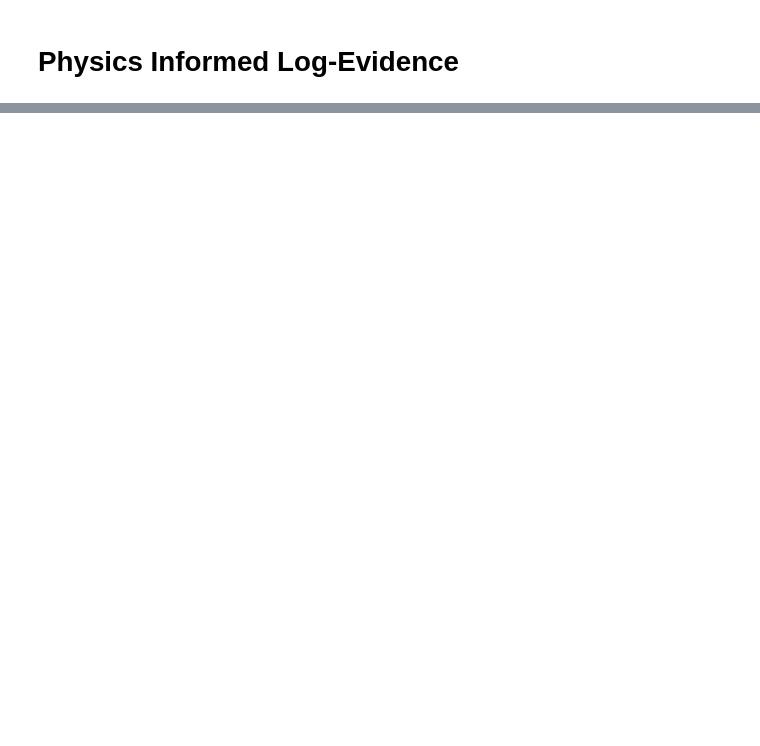
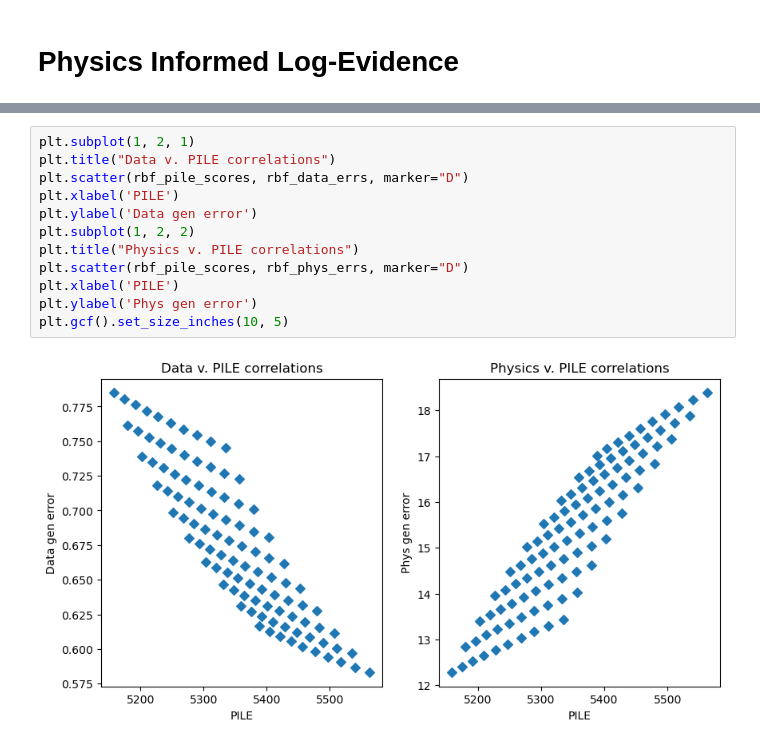
Before and after one commit to mdnls/pile, a Jupyter notebook: Plots.ipynb, the cells around one changed output, grey strips where cells are left out. Drawn from its saved outputs; the diff is of its cells as text; blank space fills up the shorter version.

```diff
--- a/Plots.ipynb
+++ b/Plots.ipynb
@@ -43,0 +158,14 @@ diagnostics
+# %%
+plt.subplot(1, 2, 1)
+plt.title("Data v. PILE correlations")
+plt.scatter(rbf_pile_scores, rbf_data_errs, marker="D")
+plt.xlabel('PILE')
+plt.ylabel('Data gen error')
+plt.subplot(1, 2, 2)
+plt.title("Physics v. PILE correlations")
+plt.scatter(rbf_pile_scores, rbf_phys_errs, marker="D")
+plt.xlabel('PILE')
+plt.ylabel('Phys gen error')
+plt.gcf().set_size_inches(10, 5)
+# %% [output]
+[figure, added]
```
Also changed, not shown: parts of 11 cells of this notebook, 8 other files.
